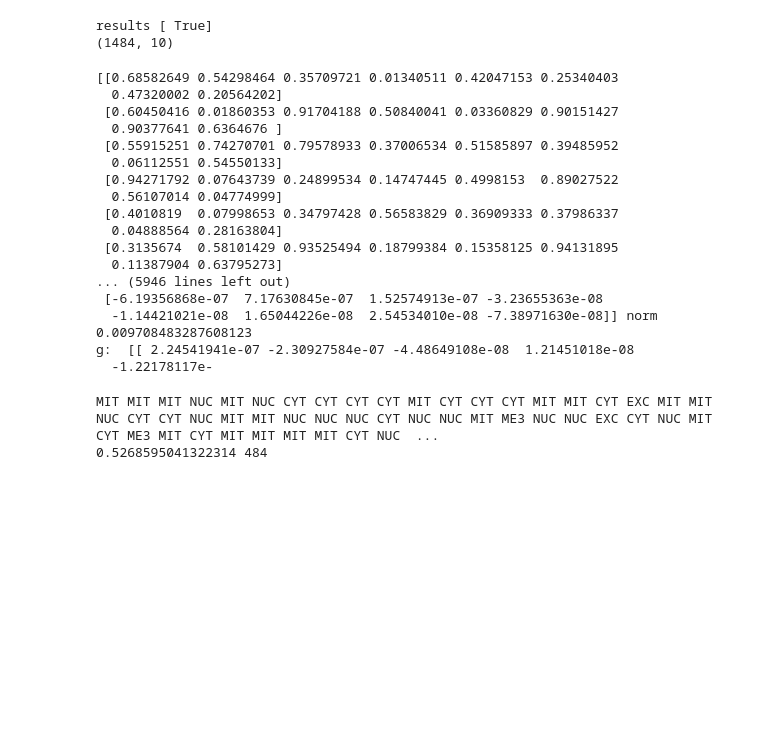
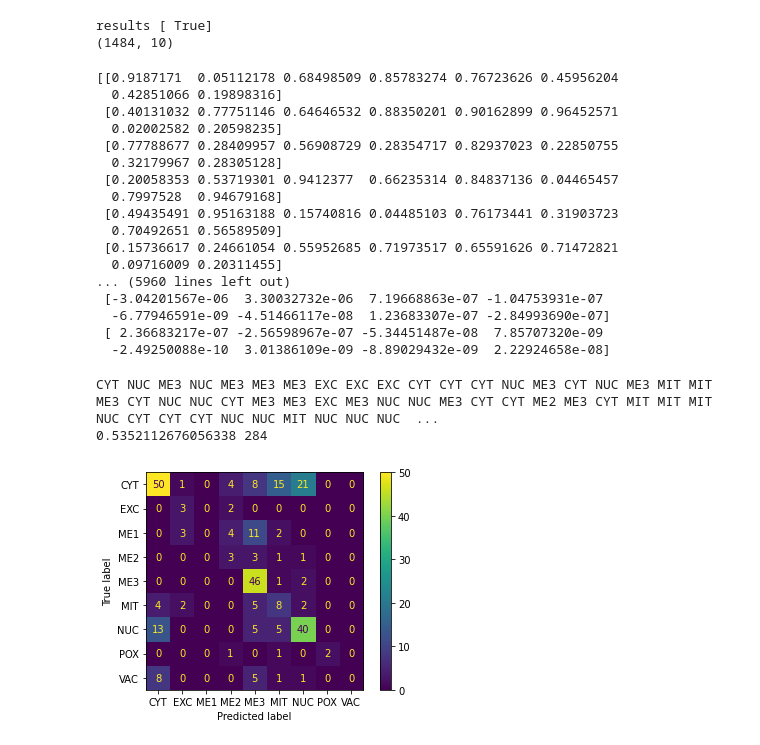
Before and after one commit to HikmetSimsir/EEE-485-Project, a Jupyter notebook: logistic_reg_imp.ipynb, the cells around one changed output. Cells and saved outputs as stored; diff of their text form; code cells hidden in the pictures; blank space fills up the shorter version.

Commit message:
Add confusion matrices for knn and log. reg.

```diff
--- a/logistic_reg_imp.ipynb
+++ b/logistic_reg_imp.ipynb
@@ -108,8 +109,7 @@ for i in range(10):
 
 print(beta)
 gradient = np.zeros((10, 8))
-trainNo = 1000
-loopCount = 1000
+trainNo = 1200
 
 n = 0
 while (True):
@@ -131,20 +131,20 @@ while (True):
 
 print('beta: ', beta)
 # %% [output]
-[[0.68582649 0.54298464 0.35709721 0.01340511 0.42047153 0.25340403
-  0.47320002 0.20564202]
- [0.60450416 0.01860353 0.91704188 0.50840041 0.03360829 0.90151427
-  0.90377641 0.6364676 ]
- [0.55915251 0.74270701 0.79578933 0.37006534 0.51585897 0.39485952
-  0.06112551 0.54550133]
- [0.94271792 0.07643739 0.24899534 0.14747445 0.4998153  0.89027522
-  0.56107014 0.04774999]
- [0.4010819  0.07998653 0.34797428 0.56583829 0.36909333 0.37986337
-  0.04888564 0.28163804]
- [0.3135674  0.58101429 0.93525494 0.18799384 0.15358125 0.94131895
-  0.11387904 0.63795273]
-... (5946 lines left out)
- [-6.19356868e-07  7.17630845e-07  1.52574913e-07 -3.23655363e-08
-  -1.14421021e-08  1.65044226e-08  2.54534010e-08 -7.38971630e-08]] norm 0.009708483287608123
-g:  [[ 2.24541941e-07 -2.30927584e-07 -4.48649108e-08  1.21451018e-08
-  -1.22178117e-
+[[0.9187171  0.05112178 0.68498509 0.85783274 0.76723626 0.45956204
+  0.42851066 0.19898316]
+ [0.40131032 0.77751146 0.64646532 0.88350201 0.90162899 0.96452571
+  0.02002582 0.20598235]
+ [0.77788677 0.28409957 0.56908729 0.28354717 0.82937023 0.22850755
+  0.32179967 0.28305128]
+ [0.20058353 0.53719301 0.9412377  0.66235314 0.84837136 0.04465457
+  0.7997528  0.94679168]
+ [0.49435491 0.95163188 0.15740816 0.04485103 0.76173441 0.31903723
+  0.70492651 0.56589509]
+ [0.15736617 0.24661054 0.55952685 0.71973517 0.65591626 0.71472821
+  0.09716009 0.20311455]
+... (5960 lines left out)
+ [-3.04201567e-06  3.30032732e-06  7.19668863e-07 -1.04753931e-07
+  -6.77946591e-09 -4.51466117e-08  1.23683307e-07 -2.84993690e-07]
+ [ 2.36683217e-07 -2.56598967e-07 -5.34451487e-08  7.85707320e-09
+  -2.49250088e-10  3.01386109e-09 -8.89029432e-09  2.22924658e-08]
@@ -172,6 +152,9 @@ g:  [[ 2.24541941e-07 -2.30927584e-07 -4.48649108e-08  1.21451018e-08
 # one or not classification
 y_pred = np.zeros(M - trainNo)
 estimates = np.zeros(10)
+
+y_pred_list = []
+
 
 for i in range(M - trainNo):
     for t in range(10):
@@ -183,6 +166,7 @@ for i in range(M - trainNo):
 # print(type(y_pred[0]))
 for i in range(M - trainNo):
     print(outputs[int(y_pred[i])], end=' ')
+    y_pred_list.append(outputs[int(y_pred[i])])
 print()
 
 correct = 0
@@ -191,5 +175,10 @@ for i in range(M - trainNo):
         correct = correct + 1
 print(correct / (M - trainNo), (M - trainNo))
 # %% [output]
-MIT MIT MIT NUC MIT NUC CYT CYT CYT CYT MIT CYT CYT CYT MIT MIT CYT EXC MIT MIT NUC CYT CYT NUC MIT MIT NUC NUC NUC CYT NUC NUC MIT ME3 NUC NUC EXC CYT NUC MIT CYT ME3 MIT CYT MIT MIT MIT MIT CYT NUC  ...
-0.5268595041322314 484
+CYT NUC ME3 NUC ME3 ME3 ME3 EXC EXC EXC CYT CYT CYT NUC ME3 CYT NUC ME3 MIT MIT ME3 CYT NUC NUC CYT ME3 ME3 EXC ME3 NUC NUC ME3 CYT CYT ME2 ME3 CYT MIT MIT MIT NUC CYT CYT CYT NUC NUC MIT NUC NUC NUC  ...
+0.5352112676056338 284
+# %%
+ConfusionMatrixDisplay.from_predictions(Y[trainNo:], y_pred_list)
+plt.show()
+# %% [output]
+[figure, added]
```
Also changed, not shown: parts of 2 cells of this notebook, 3 other files.
